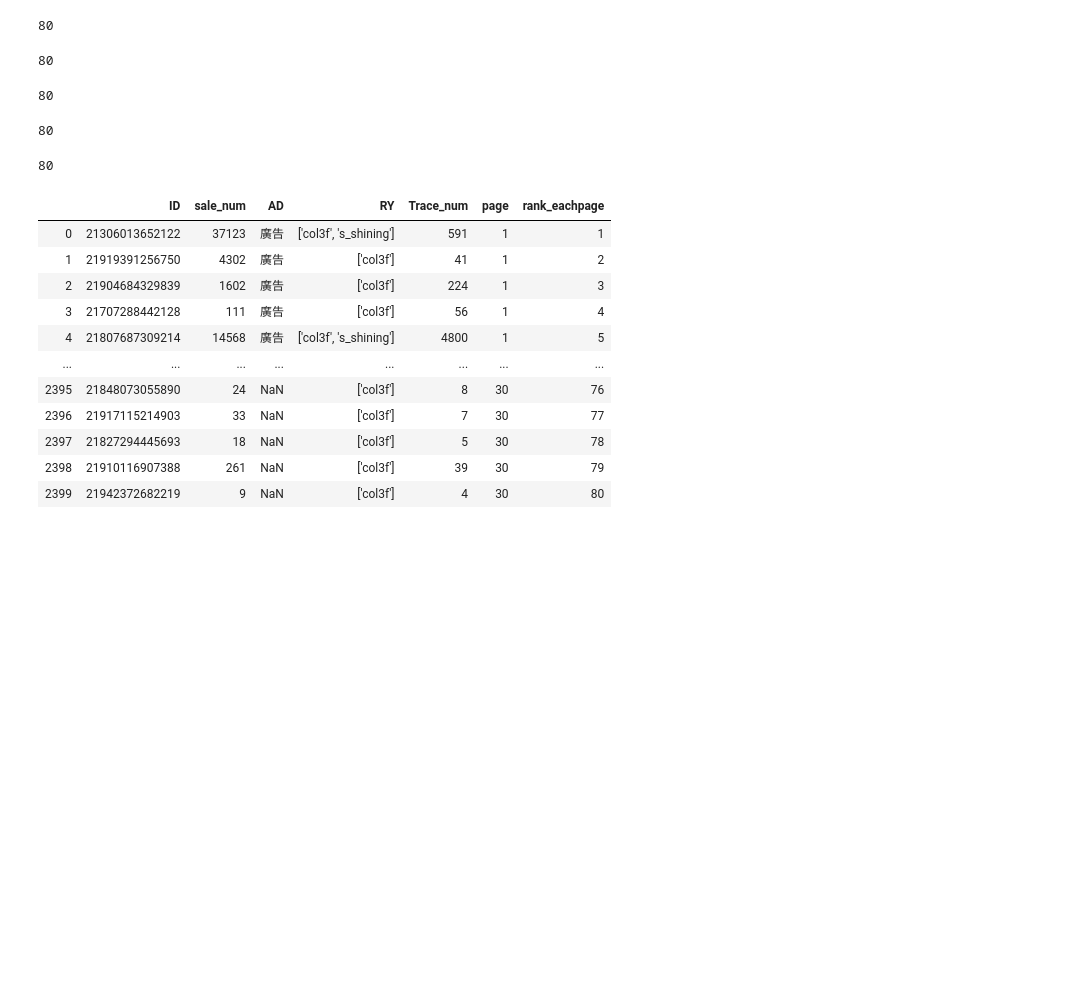
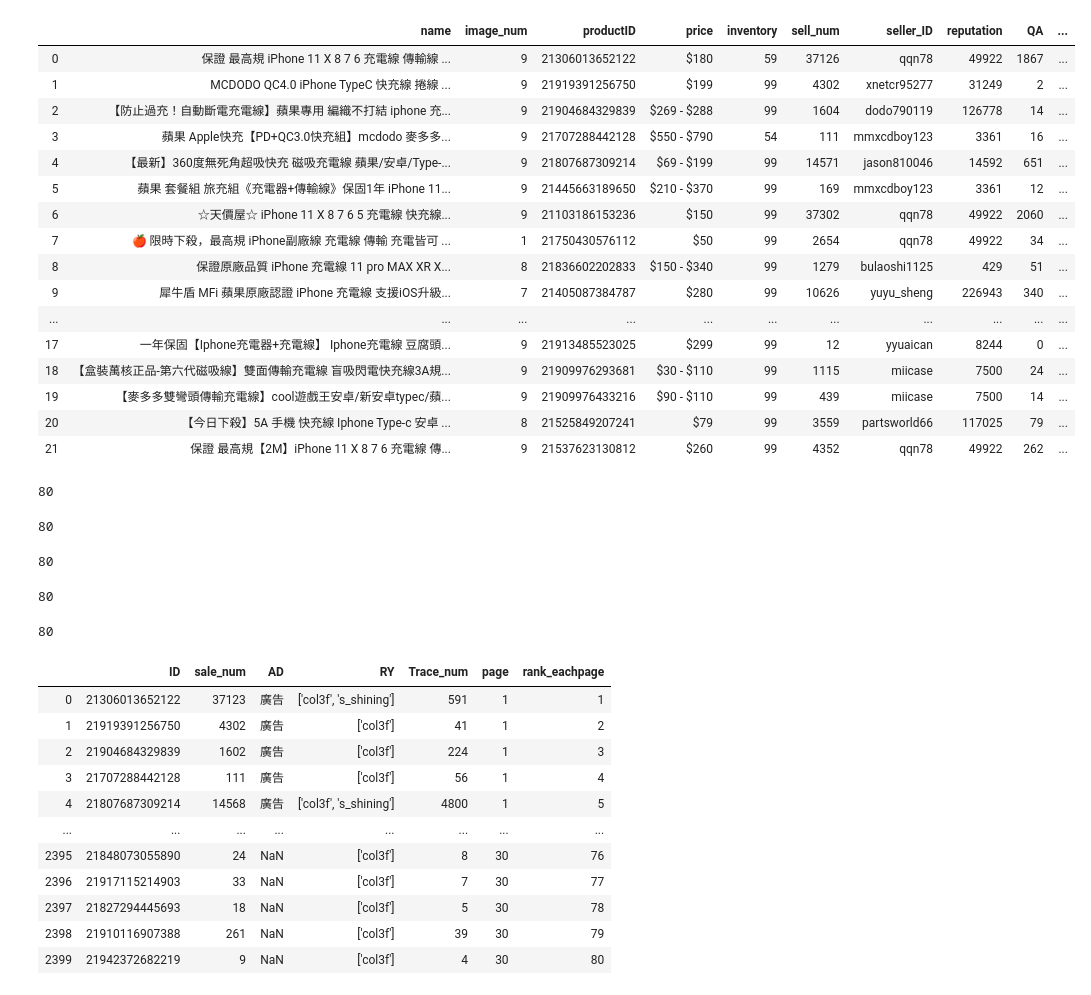
Before and after one commit to jeff20628m/crawler_course, a Jupyter notebook: code/廣告自動化.ipynb, the cells around one changed output. Drawn from its saved outputs; the diff is of its cells as text; code cells hidden in the pictures; blank space fills up the shorter version.

```diff
--- a/code/廣告自動化.ipynb
+++ b/code/廣告自動化.ipynb
@@ -31,10 +31,10 @@ driver.find_element_by_xpath("//input[@class='rt-header-search-submit']").click(
     ### 切換顯示方式
 driver.find_element_by_xpath("//a[contains(@class,'list')]").click()
 
-
+current_pag = 1
 
 for pag in range(num_page-1) :
-
+    print(current_pag)
     url = driver.current_url
 
     ########################## 抓
@@ -100,5 +100,6 @@ for pag in range(num_page-1) :
 
     df_total = pd.concat([df_total,df])
 
+    current_pagr += 1
 
     driver.find_element_by_xpath("//ul[@class='pages']//li[@class='next']//a").click()
@@ -104,0 +145,2 @@ for pag in range(num_page-1) :
+# %%
+product_url = 'https://goods.ruten.com.tw/item/show?' + df_total['ID']
@@ -105,3 +263,25 @@ for pag in range(num_page-1) :
+# %%
+df = pd.DataFrame(result).T
+df.columns = ['name','image_num','productID','price','inventory','sell_num','seller_ID','reputation','QA', 'buyer_num','payment','status','location','upload-time','buylimit','start_price','end','delivery','all_sell_num','update-time']
+df
+# %% [output]
+|  | name | image_num | productID | price | inventory | sell_num | seller_ID | reputation | QA | ... |
+| 0 | 保證 最高規 iPhone 11 X 8 7 6 充電線 傳輸線 ... | 9 | 21306013652122 | $180 | 59 | 37126 | qqn78 | 49922 | 1867 | ... |
+| 1 | MCDODO QC4.0 iPhone TypeC 快充線 捲線 ... | 9 | 21919391256750 | $199 | 99 | 4302 | xnetcr95277 | 31249 | 2 | ... |
+| 2 | 【防止過充！自動斷電充電線】蘋果專用 編織不打結 iphone 充... | 9 | 21904684329839 | $269 - $288 | 99 | 1604 | dodo790119 | 126778 | 14 | ... |
+| 3 | 蘋果 Apple快充【PD+QC3.0快充組】mcdodo 麥多多... | 9 | 21707288442128 | $550 - $790 | 54 | 111 | mmxcdboy123 | 3361 | 16 | ... |
+| 4 | 【最新】360度無死角超吸快充 磁吸充電線 蘋果/安卓/Type-... | 9 | 21807687309214 | $69 - $199 | 99 | 14571 | jason810046 | 14592 | 651 | ... |
+| 5 | 蘋果 套餐組 旅充組《充電器+傳輸線》保固1年 iPhone 11... | 9 | 21445663189650 | $210 - $370 | 99 | 169 | mmxcdboy123 | 3361 | 12 | ... |
+| 6 | ☆天價屋☆ iPhone 11 X 8 7 6 5 充電線 快充線... | 9 | 21103186153236 | $150 | 99 | 37302 | qqn78 | 49922 | 2060 | ... |
+| 7 | 🍎 限時下殺，最高規 iPhone副廠線 充電線 傳輸 充電皆可 ... | 1 | 21750430576112 | $50 | 99 | 2654 | qqn78 | 49922 | 34 | ... |
+| 8 | 保證原廠品質 iPhone 充電線 11 pro MAX XR X... | 8 | 21836602202833 | $150 - $340 | 99 | 1279 | bulaoshi1125 | 429 | 51 | ... |
+| 9 | 犀牛盾 MFi 蘋果原廠認證 iPhone 充電線 支援iOS升級... | 7 | 21405087384787 | $280 | 99 | 10626 | yuyu_sheng | 226943 | 340 | ... |
+| ... | ... | ... | ... | ... | ... | ... | ... | ... | ... | ... |
+| 17 | 一年保固【Iphone充電器+充電線】 Iphone充電線 豆腐頭... | 9 | 21913485523025 | $299 | 99 | 12 | yyuaican | 8244 | 0 | ... |
+| 18 | 【盒裝萬核正品-第六代磁吸線】雙面傳輸充電線 盲吸閃電快充線3A規... | 9 | 21909976293681 | $30 - $110 | 99 | 1115 | miicase | 7500 | 24 | ... |
+| 19 | 【麥多多雙彎頭傳輸充電線】cool遊戲王安卓/新安卓typec/蘋... | 9 | 21909976433216 | $90 - $110 | 99 | 439 | miicase | 7500 | 14 | ... |
+| 20 | 【今日下殺】5A 手機 快充線 Iphone Type-c 安卓 ... | 8 | 21525849207241 | $79 | 99 | 3559 | partsworld66 | 117025 | 79 | ... |
+| 21 | 保證 最高規【2M】iPhone 11 X 8 7 6 充電線 傳... | 9 | 21537623130812 | $260 | 99 | 4352 | qqn78 | 49922 | 262 | ... |
 # %%
 df_total['rank_eachpage'] = df_total.index+1
 df_total.to_csv('./0117.csv',index=False)
```
Also changed, not shown: parts of 6 cells of this notebook.
